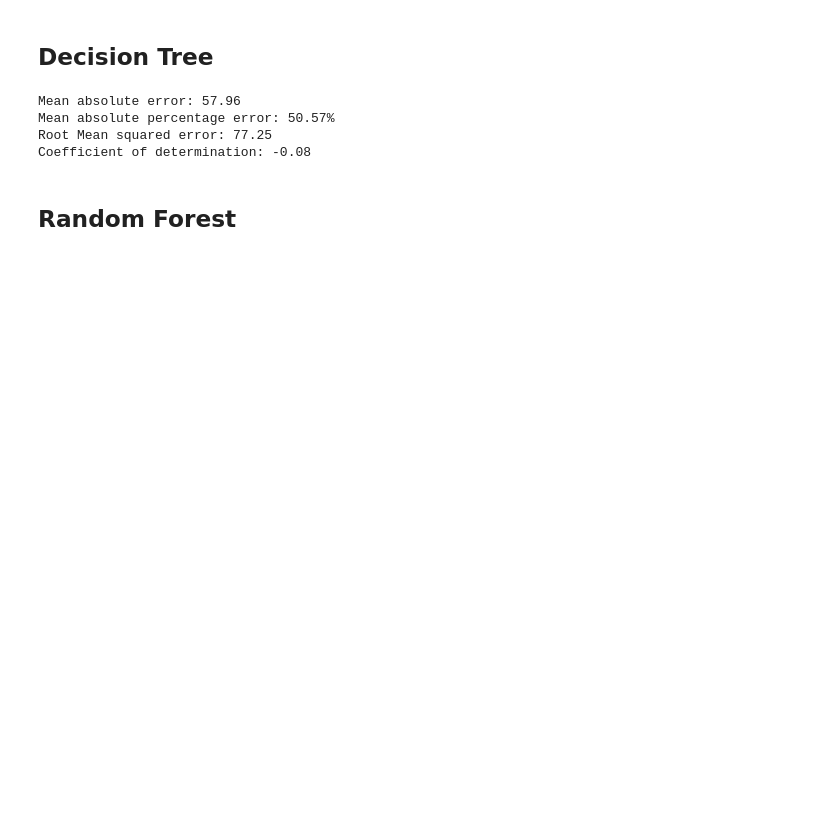
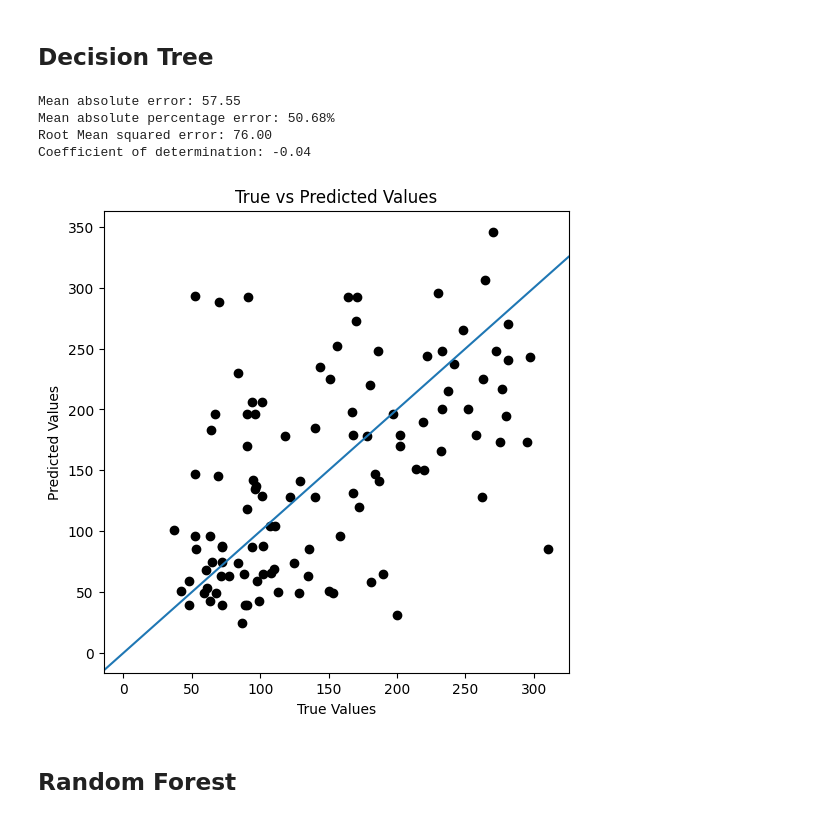
Before and after one commit to hsma-programme/h6_4e_boosted_trees, a Jupyter notebook: teaching_notebooks/tree_based_models_regression.ipynb, the cells around one changed output. Cells and saved outputs as stored; diff of their text form; code cells hidden in the pictures; blank space fills up the shorter version.

```diff
--- a/teaching_notebooks/tree_based_models_regression.ipynb
+++ b/teaching_notebooks/tree_based_models_regression.ipynb
@@ -177,27 +205,36 @@ Coefficient of determination: 0.47
 # %% [markdown]
 ## Decision Tree
 # %%
-regr_dt = DecisionTreeRegressor()
+regr_dt = DecisionTreeRegressor(random_state=42)
 
 # Train the model using the training sets
 regr_dt.fit(diabetes_X_train, diabetes_y_train)
 
 # Make predictions using the testing set
 diabetes_y_pred = regr_dt.predict(diabetes_X_test)
 
 print(f"Mean absolute error: {mean_absolute_error(diabetes_y_test, diabetes_y_pred):.2f}")
 
 
 print(f"Mean absolute percentage error: {mean_absolute_percentage_error(diabetes_y_test, diabetes_y_pred):.2%}" )
 
 print("Root Mean squared error: %.2f" % root_mean_squared_error(diabetes_y_test, diabetes_y_pred))
 # The coefficient of determination: 1 is perfect prediction
 print("Coefficient of determination: %.2f" % r2_score(diabetes_y_test, diabetes_y_pred))
+
+results_list.append(
+    {'model': 'Decision Tree',
+     'RMSE': root_mean_squared_error(diabetes_y_test, diabetes_y_pred),
+     'MAPE': mean_absolute_percentage_error(diabetes_y_test, diabetes_y_pred)}
+)
+
+plot_actual_vs_predicted(diabetes_y_test, diabetes_y_pred)
 # %% [output]
-Mean absolute error: 57.96
-Mean absolute percentage error: 50.57%
-Root Mean squared error: 77.25
-Coefficient of determination: -0.08
+Mean absolute error: 57.55
+Mean absolute percentage error: 50.68%
+Root Mean squared error: 76.00
+Coefficient of determination: -0.04
+[figure, added]
 # %% [markdown]
 ## Random Forest
 # %%
```
Also changed, not shown: parts of 14 cells of this notebook.
